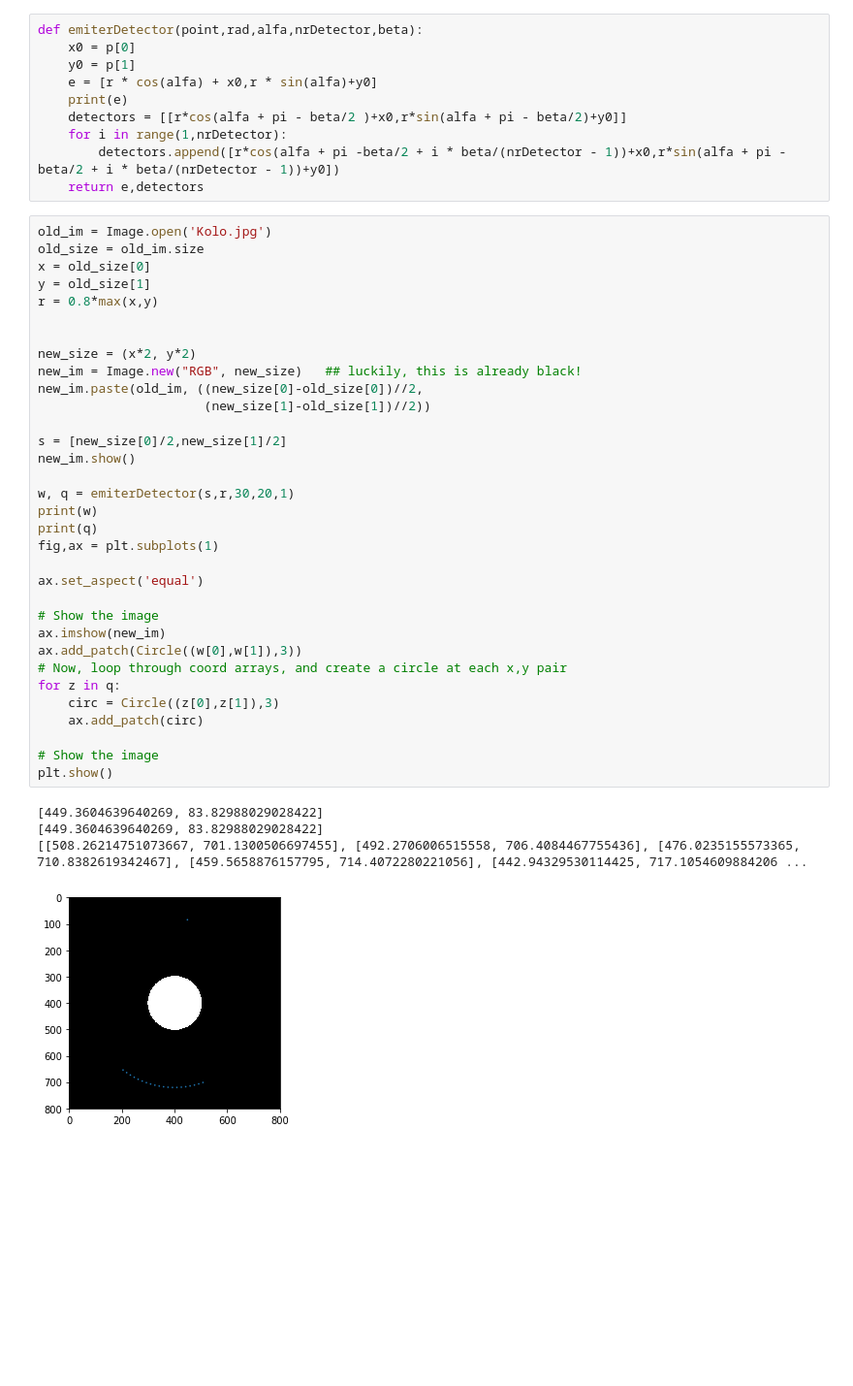
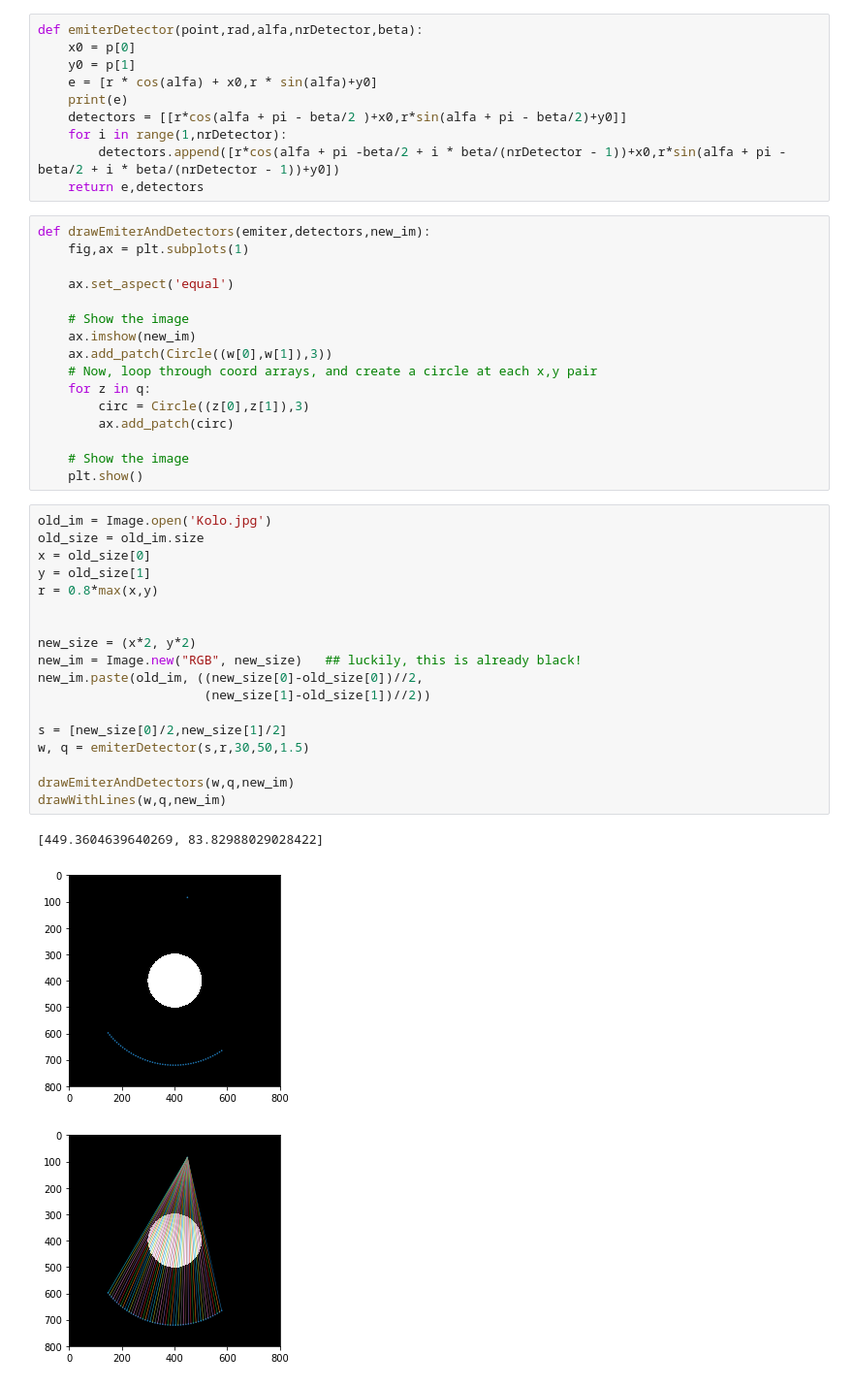
Before and after one commit to plutasnyy/iwm_tomograph, a Jupyter notebook: tomograph.ipynb, the cells around one changed output. Shown: that part at 97% size. Saved outputs shown, nothing was run; the diff lists cells and outputs as text; blank space fills up the shorter version.

Commit message:
draw with lines

```diff
--- a/tomograph.ipynb
+++ b/tomograph.ipynb
@@ -44,41 +44,41 @@ def emiterDetector(point,rad,alfa,nrDetector,beta):
     for i in range(1,nrDetector):
         detectors.append([r*cos(alfa + pi -beta/2 + i * beta/(nrDetector - 1))+x0,r*sin(alfa + pi -beta/2 + i * beta/(nrDetector - 1))+y0])
     return e,detectors
+# %%
+def drawEmiterAndDetectors(emiter,detectors,new_im):
+    fig,ax = plt.subplots(1)
+
+    ax.set_aspect('equal')
+
+    # Show the image
+    ax.imshow(new_im)
+    ax.add_patch(Circle((w[0],w[1]),3))
+    # Now, loop through coord arrays, and create a circle at each x,y pair
+    for z in q:
+        circ = Circle((z[0],z[1]),3)
+        ax.add_patch(circ)
+
+    # Show the image
+    plt.show()
 # %%
 old_im = Image.open('Kolo.jpg')
 old_size = old_im.size
 x = old_size[0]
 y = old_size[1]
 r = 0.8*max(x,y)
 
 
 new_size = (x*2, y*2)
 new_im = Image.new("RGB", new_size)   ## luckily, this is already black!
 new_im.paste(old_im, ((new_size[0]-old_size[0])//2,
                       (new_size[1]-old_size[1])//2))
 
 s = [new_size[0]/2,new_size[1]/2]
-new_im.show()
+w, q = emiterDetector(s,r,30,50,1.5)
 
-w, q = emiterDetector(s,r,30,20,1)
-print(w)
-print(q)
-fig,ax = plt.subplots(1)
-
-ax.set_aspect('equal')
-
-# Show the image
-ax.imshow(new_im)
-ax.add_patch(Circle((w[0],w[1]),3))
-# Now, loop through coord arrays, and create a circle at each x,y pair
-for z in q:
-    circ = Circle((z[0],z[1]),3)
-    ax.add_patch(circ)
-
-# Show the image
-plt.show()
+drawEmiterAndDetectors(w,q,new_im)
+drawWithLines(w,q,new_im)
 # %% [output]
 [449.3604639640269, 83.82988029028422]
-[449.3604639640269, 83.82988029028422]
-[[508.26214751073667, 701.1300506697455], [492.2706006515558, 706.4084467755436], [476.0235155573365, 710.8382619342467], [459.5658876157795, 714.4072280221056], [442.94329530114425, 717.1054609884206 ...
-[figure, old version]
+[figure, new version]
+[figure, added]
```
Also changed, not shown: parts of 2 cells of this notebook.
